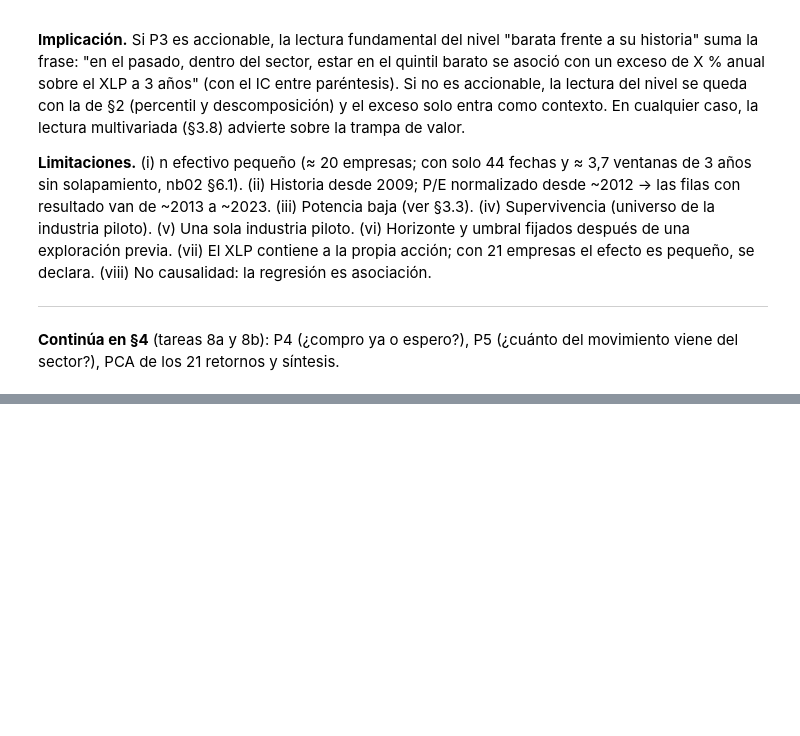
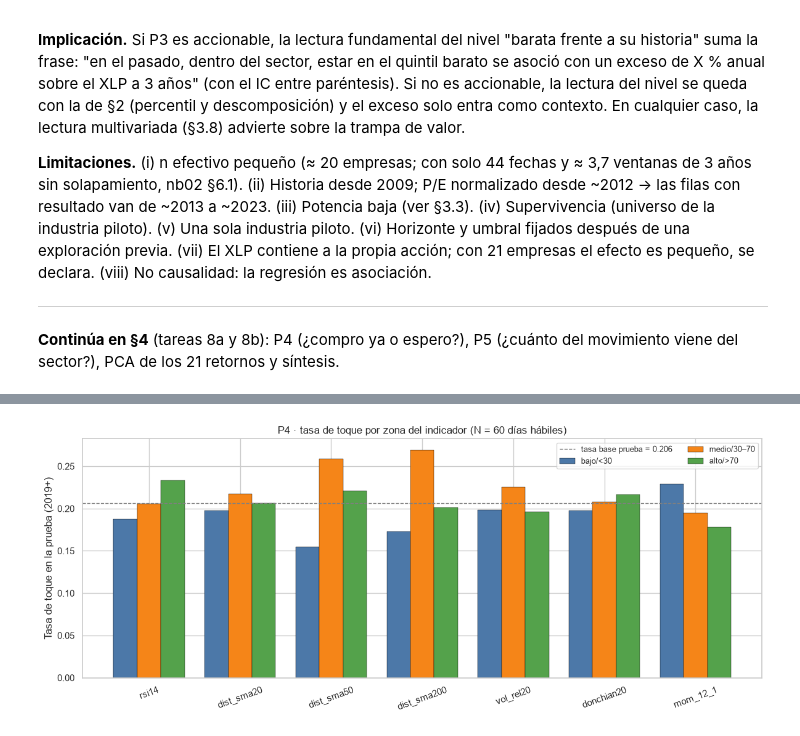
Before and after one commit to louis97/asistente-financiero, a Jupyter notebook: notebooks/04_eda_multivariado.ipynb, the cells around one changed output, grey strips where cells are left out. Cells and saved outputs as stored; diff of their text form; code cells hidden in the pictures; blank space fills up the shorter version.

Commit message:
feat(nb04): etiqueta diaria, elección de N, P4 y variables del SVM

```diff
--- a/notebooks/04_eda_multivariado.ipynb
+++ b/notebooks/04_eda_multivariado.ipynb
@@ -41,6 +41,26 @@ BLOQUE_FECHAS     = 4           # bloque del bootstrap por fechas trimestrales (
 
 ASSETS = cm.DIR_ASSETS; ASSETS.mkdir(parents=True, exist_ok=True)
 print("constantes definidas; carpeta de figuras:", ASSETS)
+
+# --- Constantes de §4 (etiqueta diaria, elección de N) y §5 (P4): ---
+# N: días hábiles del horizonte "¿toca el nivel?"; se elige el ganador por AUC con solo 2009–2018.
+N_CANDIDATOS      = (20, 40, 60)   # 1, 2 o 3 meses bursátiles; los dicta el usuario ("1 mes o más")
+K_SIGMA           = 1              # el nivel está a 1 volatilidad diaria · √N bajo el precio (A2)
+BALANCE_LO        = 0.10           # tasa de toque mínima en 2009–2018; con menos hay muy pocos positivos
+BALANCE_HI        = 0.40           # tasa máxima; con más el nivel se toca casi siempre
+SIGMA_VENTANA_D   = 252            # días hábiles para σ252 (un año bursátil; convención)
+SIGMA_CORTA_D     = 20             # días hábiles para σ20 (un mes bursátil)
+FIN_AJUSTE_N      = "2015-12-31"   # elección de N: ajuste 2009-01-01 a 2015-12-31
+INICIO_VALID_N    = "2016-01-01"   # validación para elegir N; se corre con márgenes de N días (2016+N; 2018-N)
+CORTE_ENTRENAMIENTO = "2018-12-31" # fin del entrenamiento del modelo A y del cálculo de deciles
+INICIO_PRUEBA     = "2019-01-01"   # inicio del tramo de prueba (2019+ con N días de espacio inicial)
+DECILES_SIGMA     = 10             # grupos de la línea base por decil de σ252 diaria (herramienta del curso)
+UMBRAL_P4         = 0.01           # ΔAUC mínima por indicador para que entre al SVM
+REPS_P4           = 5000           # réplicas del bootstrap de P4 (nivel ≈ 99,3 % necesita más réplicas)
+NIVEL_P4          = 1 - 0.05 / 7   # ≈ 0,993; Bonferroni por los 7 indicadores (percentiles 0,36 y 99,64)
+BLOQUE_P4_SESIONES = 60            # tamaño del bloque del bootstrap en sesiones (~ un trimestre bursátil)
+RHO_REDUNDANCIA   = 0.80           # |Spearman| ≥ 0,80 → uno de los dos indicadores sale (regla fijada antes)
+INDICADORES_7     = ("rsi14", "dist_sma20", "dist_sma50", "dist_sma200", "vol_rel20", "donchian20", "mom_12_1")
 # %% [output]
 constantes definidas; carpeta de figuras: /Users/lgualtero/Projects/Personal/uniandes/data-science-applied/proyecto_final/entregables/entrega_1/assets
 # %% [markdown]
@@ -1020,0 +1535,46 @@ P3 — sensibilidad de horizonte (sin decisión):
+# %%
+# --- 5.5 Figura nb04_p4_zonas.png ---
+def zonas_indicador(ind, serie_entr, serie_pru):
+    if ind == "rsi14":
+        bordes = [-np.inf, 30, 70, np.inf]
+        etiquetas = ["<30", "30–70", ">70"]
+    else:
+        q1, q2 = np.nanquantile(serie_entr, [1/3, 2/3])  # terciles del entrenamiento, sin futuro
+        bordes = [-np.inf, q1, q2, np.inf]
+        etiquetas = ["bajo", "medio", "alto"]
+    return pd.cut(serie_pru, bins=bordes, labels=etiquetas, include_lowest=True), etiquetas
+
+tasa_base_prueba = float(sub_te["y"].mean())
+filas_z = []
+for ind in INDICADORES_7:
+    zonas, etiquetas = zonas_indicador(ind, sub_tr[ind].to_numpy(), sub_te[ind].to_numpy())
+    tasa_z = sub_te.assign(z=zonas).groupby("z", observed=False)["y"].agg(["mean", "size"])
+    for e in etiquetas:
+        filas_z.append({"indicador": ind, "zona": e,
+                        "tasa_toque": float(tasa_z.loc[e, "mean"]) if e in tasa_z.index else np.nan,
+                        "n": int(tasa_z.loc[e, "size"]) if e in tasa_z.index else 0})
+tabla_zonas = pd.DataFrame(filas_z)
+
+fig, ax = plt.subplots(figsize=(12, 5))
+x = np.arange(len(INDICADORES_7))
+w = 0.26
+for i, (zc, offset, color) in enumerate([("bajo/<30", -w, "#4c78a8"),
+                                          ("medio/30–70", 0.0, "#f58518"),
+                                          ("alto/>70", +w, "#54a24b")]):
+    tasas = []
+    for ind in INDICADORES_7:
+        subt = tabla_zonas[tabla_zonas["indicador"] == ind].reset_index(drop=True)
+        tasas.append(float(subt.iloc[i]["tasa_toque"]))
+    ax.bar(x + offset, tasas, width=w, label=zc, color=color, edgecolor="black", linewidth=0.3)
+ax.axhline(tasa_base_prueba, color="grey", linestyle="--", linewidth=1,
+           label=f"tasa base prueba = {tasa_base_prueba:.3f}")
+ax.set_xticks(x); ax.set_xticklabels(INDICADORES_7, rotation=20)
+ax.set_ylabel("Tasa de toque en la prueba (2019+)")
+ax.set_title(f"P4 · tasa de toque por zona del indicador (N = {N_ELEGIDO} días hábiles)")
+ax.legend(loc="upper right", ncol=2, fontsize=9)
+plt.tight_layout()
+plt.savefig(ASSETS / "nb04_p4_zonas.png", dpi=130)
+plt.show()
+print(tabla_zonas.to_string(index=False, float_format=lambda x: f"{x:,.4f}" if isinstance(x,float) and abs(x)<10 else f"{x:,.0f}"))
+# %% [output]
+[figure, added]
```
Also changed, not shown: parts of 33 cells of this notebook, 5 other files.
